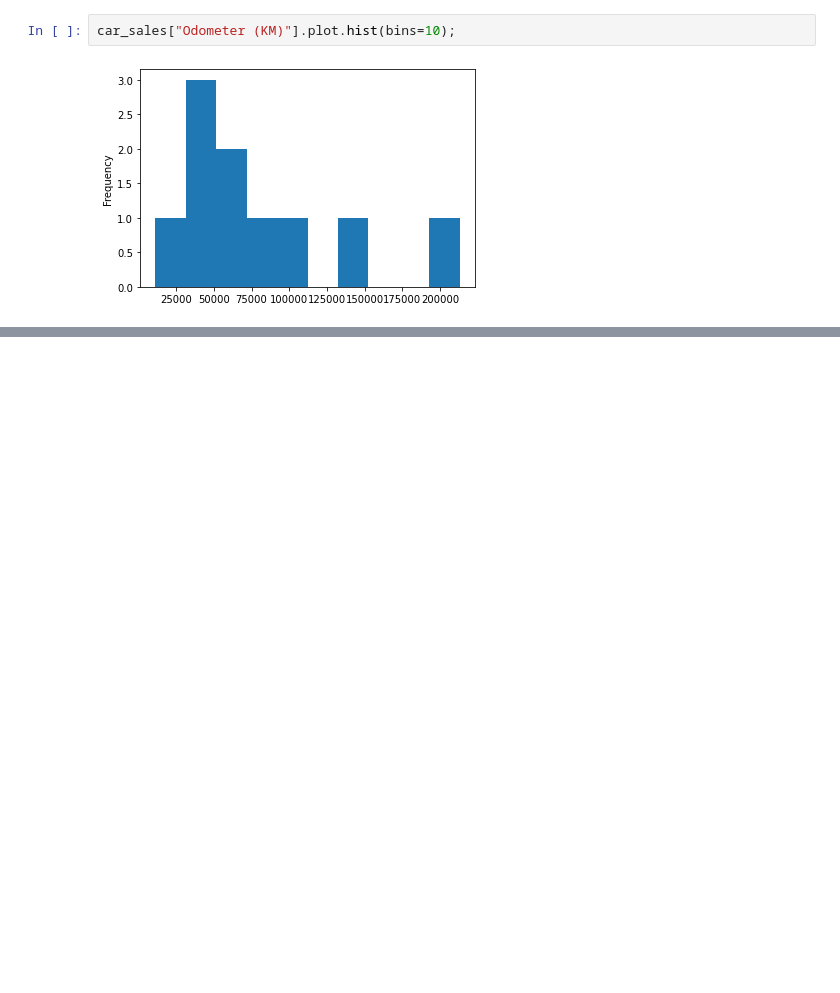
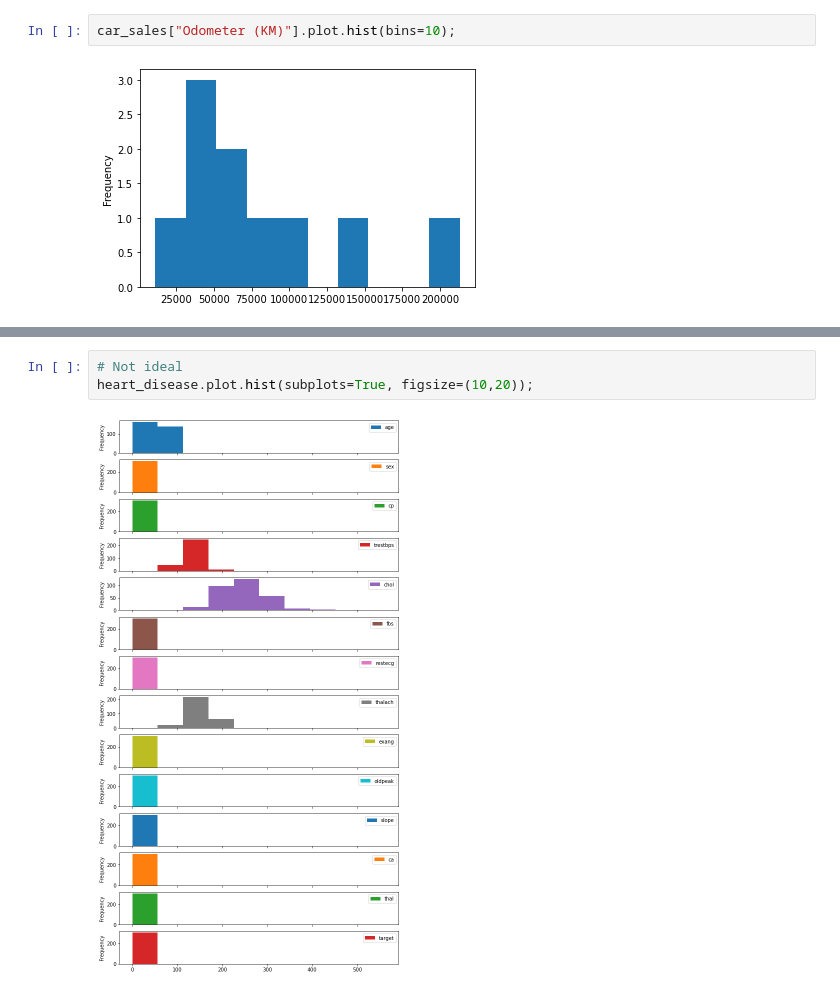
Before and after one commit to lemirser/MachineLearning, a Jupyter notebook: notebook/Introduction-to-matplotlib.ipynb, the cells around one changed output, grey strips where cells are left out. Saved outputs shown, nothing was run; the diff lists cells and outputs as text; blank space fills up the shorter version.

```diff
--- a/notebook/Introduction-to-matplotlib.ipynb
+++ b/notebook/Introduction-to-matplotlib.ipynb
@@ -358,0 +394,5 @@ car_sales["Odometer (KM)"].plot.hist(bins=10);
+# %%
+# Not ideal
+heart_disease.plot.hist(subplots=True, figsize=(10,20));
+# %% [output]
+[figure, added]
```
Also changed, not shown: parts of 4 cells of this notebook.
